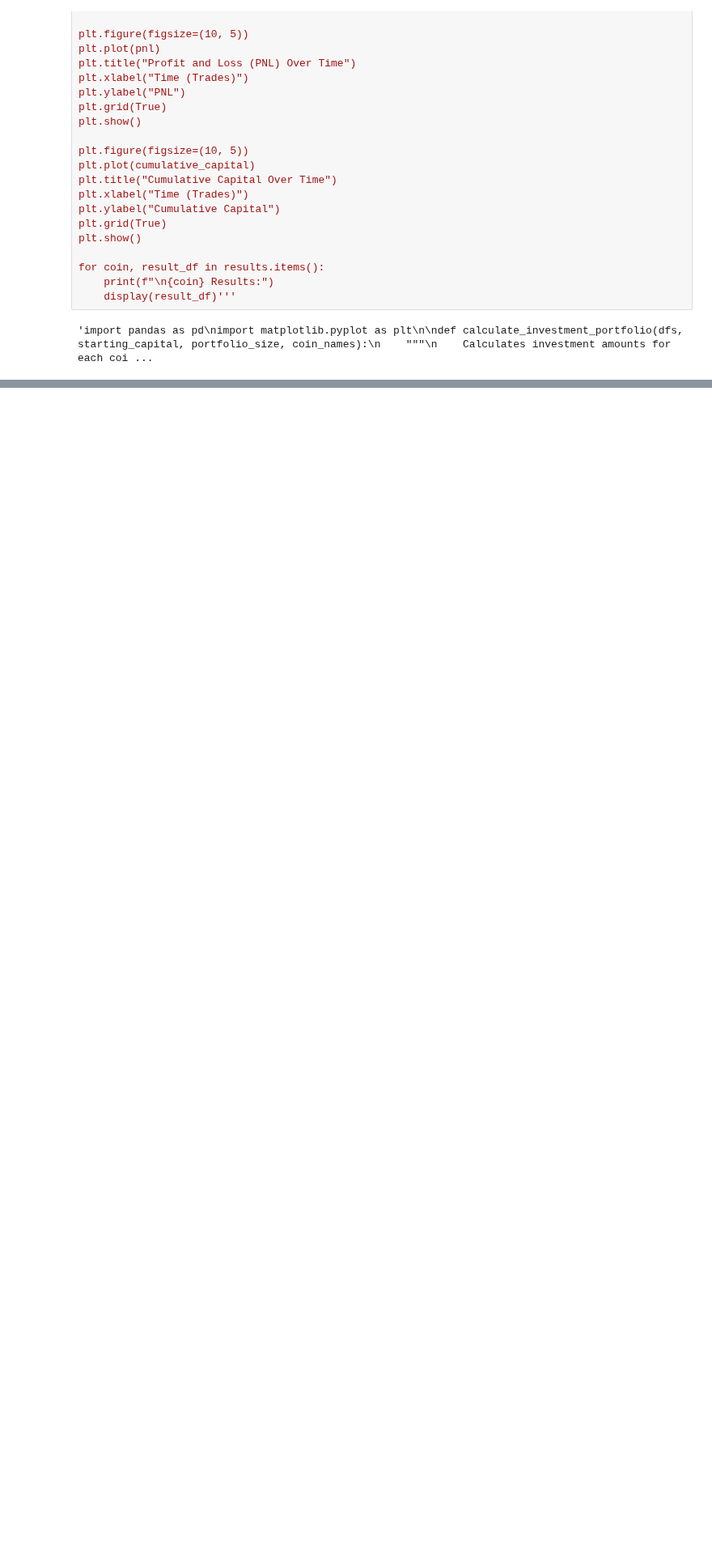
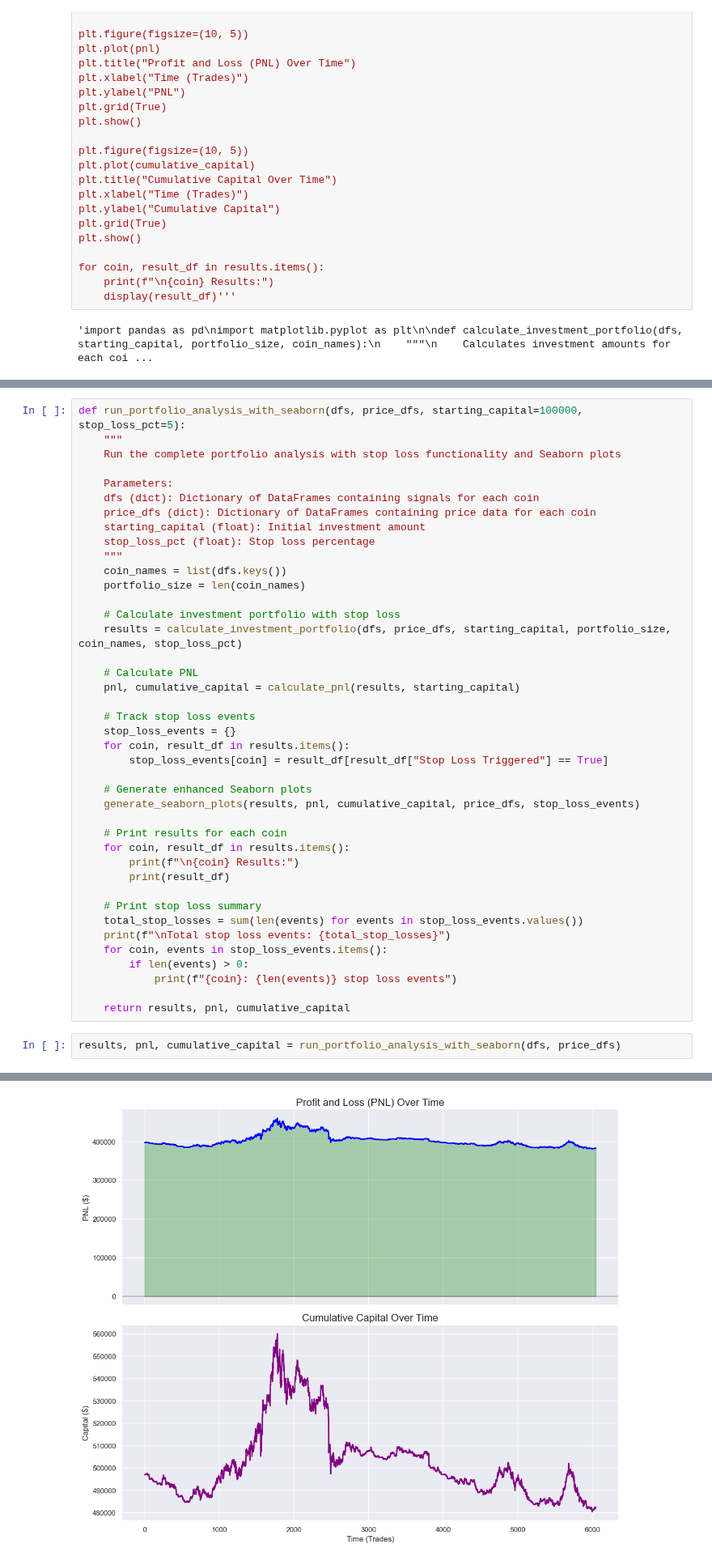
Before and after one commit to Kunj121/QTSFinalProject, a Jupyter notebook: portfolio_management.ipynb, the cells around one changed output, grey strips where cells are left out. Shown at 81% size. Drawn from its saved outputs; the diff is of its cells as text; blank space fills up the shorter version.

Commit message:
added stop_loss plus seaborn

```diff
--- a/portfolio_management.ipynb
+++ b/portfolio_management.ipynb
@@ -340,0 +887,44 @@ AVAX Results:
+# %%
+def run_portfolio_analysis_with_seaborn(dfs, price_dfs, starting_capital=100000, stop_loss_pct=5):
+    """
+    Run the complete portfolio analysis with stop loss functionality and Seaborn plots
+
+    Parameters:
+    dfs (dict): Dictionary of DataFrames containing signals for each coin
+    price_dfs (dict): Dictionary of DataFrames containing price data for each coin
+    starting_capital (float): Initial investment amount
+    stop_loss_pct (float): Stop loss percentage
+    """
+    coin_names = list(dfs.keys())
+    portfolio_size = len(coin_names)
+
+    # Calculate investment portfolio with stop loss
+    results = calculate_investment_portfolio(dfs, price_dfs, starting_capital, portfolio_size, coin_names, stop_loss_pct)
+
+    # Calculate PNL
+    pnl, cumulative_capital = calculate_pnl(results, starting_capital)
+
+    # Track stop loss events
+    stop_loss_events = {}
+    for coin, result_df in results.items():
+        stop_loss_events[coin] = result_df[result_df["Stop Loss Triggered"] == True]
+
+    # Generate enhanced Seaborn plots
+    generate_seaborn_plots(results, pnl, cumulative_capital, price_dfs, stop_loss_events)
+
+    # Print results for each coin
+    for coin, result_df in results.items():
+        print(f"\n{coin} Results:")
+        print(result_df)
+
+    # Print stop loss summary
+    total_stop_losses = sum(len(events) for events in stop_loss_events.values())
+    print(f"\nTotal stop loss events: {total_stop_losses}")
+    for coin, events in stop_loss_events.items():
+        if len(events) > 0:
+            print(f"{coin}: {len(events)} stop loss events")
+
+    return results, pnl, cumulative_capital
+# %%
+results, pnl, cumulative_capital = run_portfolio_analysis_with_seaborn(dfs, price_dfs)
+# %% [output]
@@ -340,0 +948 @@ AVAX Results:
+[figure, added]
```
Also changed, not shown: parts of 5 cells of this notebook.
